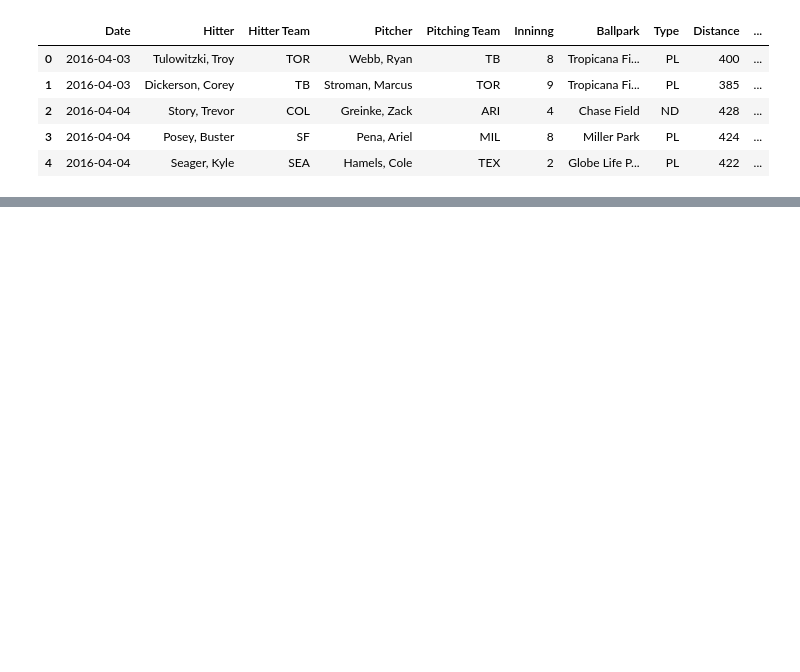
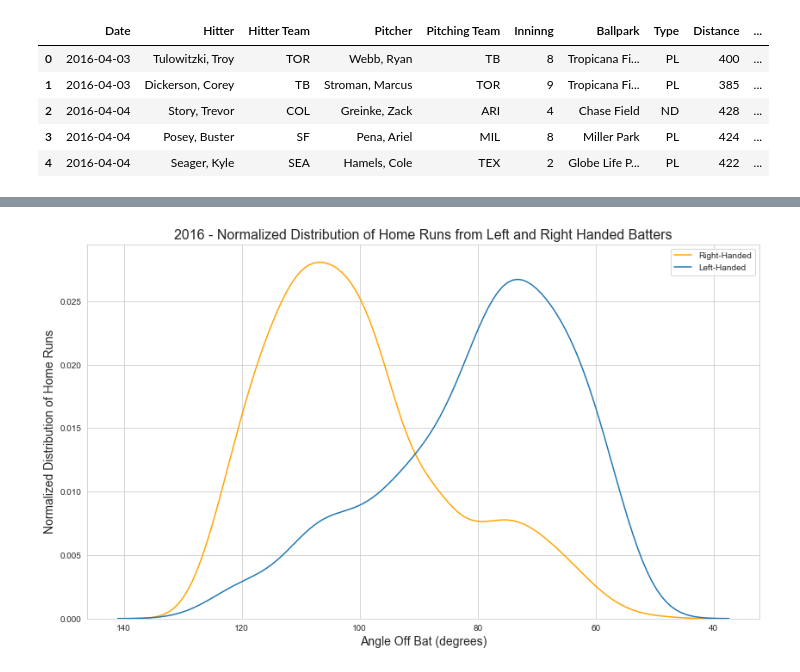
Before and after one commit to dmitriykats1/Baseball-Hitters, a Jupyter notebook: Baseball.ipynb, the cells around one changed output, grey strips where cells are left out. Drawn from its saved outputs; the diff is of its cells as text; code cells hidden in the pictures; blank space fills up the shorter version.

```diff
--- a/Baseball.ipynb
+++ b/Baseball.ipynb
@@ -58,0 +60,13 @@ plt.gca().invert_xaxis()
+# %%
+fig, ax = plt.subplots(figsize = (14,8))
+sns.distplot(df_r['Hor Angle'], hist=False, label='Right-Handed', color='orange')
+sns.distplot(df_l['Hor Angle'], hist=False, label='Left-Handed')
+
+plt.xlabel('Angle Off Bat (degrees)', fontsize=14)
+plt.ylabel('Normalized Distribution of Home Runs', fontsize=14)
+plt.title('2016 - Normalized Distribution of Home Runs from Left and Right Handed Batters', fontsize=16)
+plt.legend()
+plt.gca().invert_xaxis()
+plt.show()
+# %% [output]
+[figure, added]
```
Also changed, not shown: parts of 1 cell of this notebook.
